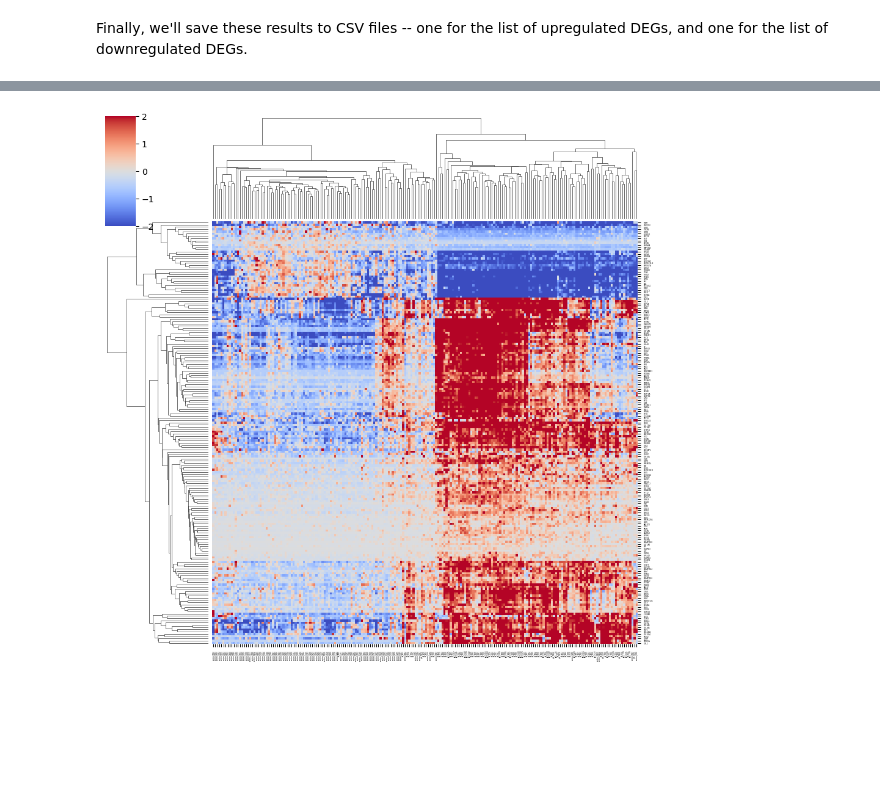
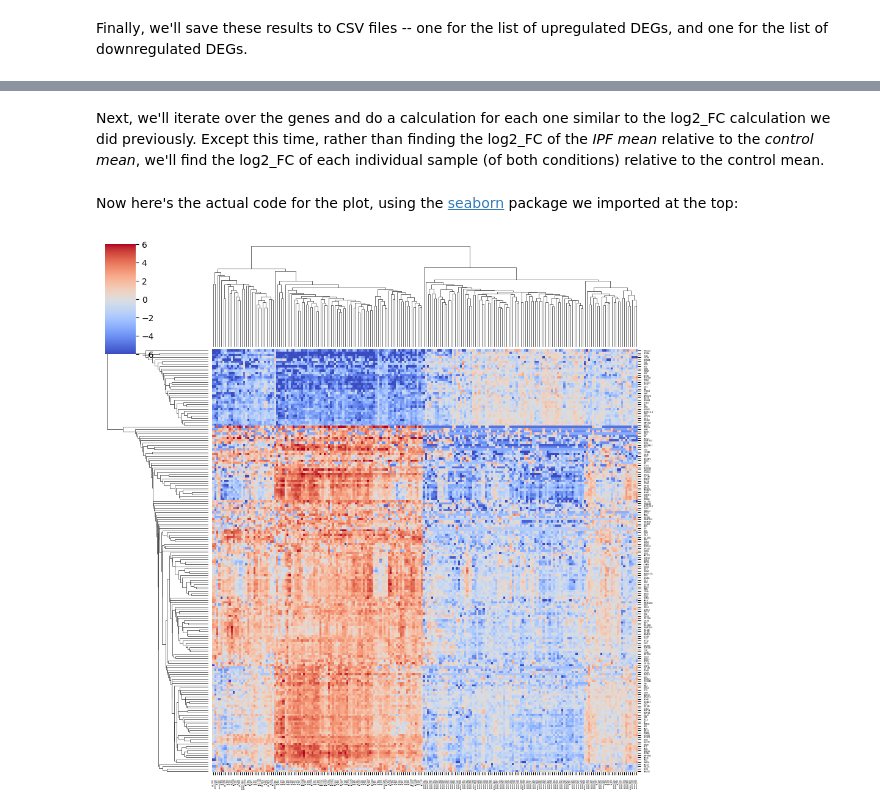
Before and after one commit to mikesaint-antoine/comp_bio_seminar, a Jupyter notebook: project1/transcriptomics.ipynb, the cells around one changed output, grey strips where cells are left out. Saved outputs shown, nothing was run; the diff lists cells and outputs as text; code cells hidden in the pictures; blank space fills up the shorter version.

```diff
--- a/project1/transcriptomics.ipynb
+++ b/project1/transcriptomics.ipynb
@@ -319,27 +323,28 @@ with open(output_file, mode='w', newline='') as file:
+# %%
+sig_data_log2fc = np.zeros_like(sig_data)
+# %% [markdown]
+Next, we'll iterate over the genes and do a calculation for each one similar to the log2_FC calculation we did previously. Except this time, rather than finding the log2_FC of the *IPF mean* relative to the *control mean*, we'll find the log2_FC of each individual sample (of both conditions) relative to the control mean.
 # %%
-sig_data_log2fc = sig_data.copy()
+epsilon = 1e-8  # small constant to avoid division by zero
+
 
 for i in range(len(sig_genes)):
 
     control_mean =  np.mean(sig_data[i,labels == "control"])
 
-    sig_data_log2fc[i,:] = np.log2((sig_data_log2fc[i,:]+0.000001) / (control_mean +0.000001))
+    sig_data_log2fc[i,:] = np.log2((sig_data[i,:]+epsilon) / (control_mean +epsilon))
+# %% [markdown]
+Now here's the actual code for the plot, using the [seaborn](https://seaborn.pydata.org/) package we imported at the top:
 # %%
-import seaborn as sns
-import matplotlib.pyplot as plt
+sns_plot = sns.clustermap(sig_data_log2fc, xticklabels=samples, yticklabels= sig_genes, cmap="coolwarm", vmin=-6, vmax=6)
 
-
-sns_plot = sns.clustermap(sig_data_log2fc, xticklabels=samples, yticklabels= sig_genes, cmap="coolwarm", vmin=-2, vmax=2)
-
-# TODO - can this be done with easier syntax?
+# changing font sizes for x and y labels
 sns_plot.ax_heatmap.set_xticklabels(sns_plot.ax_heatmap.get_xmajorticklabels(), fontsize=2)
 sns_plot.ax_heatmap.set_yticklabels(sns_plot.ax_heatmap.get_ymajorticklabels(), fontsize=2)
 
 
 sns_plot.savefig("output/heatmap.pdf")
 
 plt.show()
-
-# sig_data_log2fc
 # %% [output]
-[figure, old version]
+[figure, new version]
```
Also changed, not shown: parts of 9 cells of this notebook.
